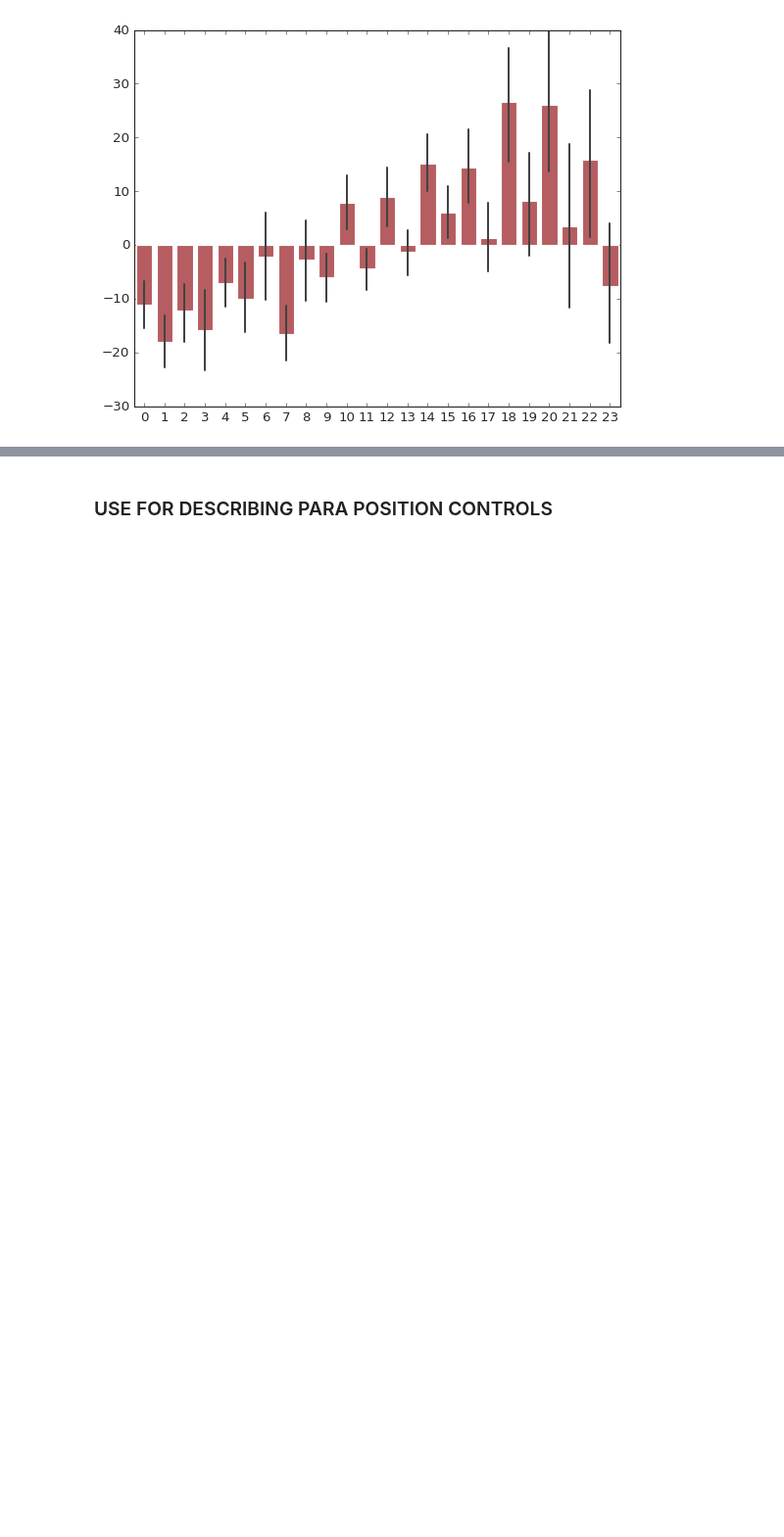
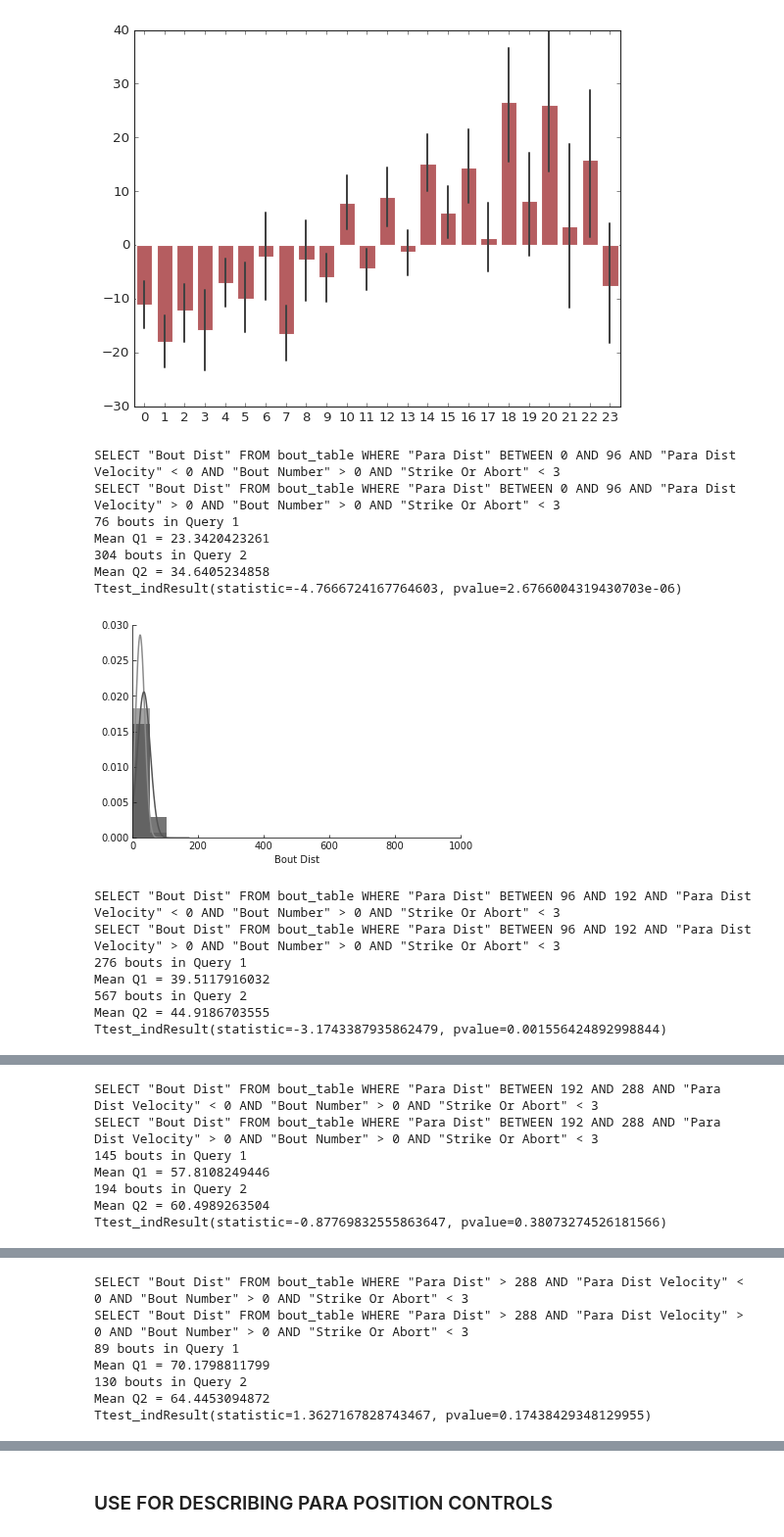
Before and after one commit to elifesciences-publications/PreycapMaster, a Jupyter notebook: BDB_Plot.ipynb, the cells around one changed output, grey strips where cells are left out. Shown at 98% size. Drawn from its saved outputs; the diff is of its cells as text; code cells hidden in the pictures; blank space fills up the shorter version.

```diff
--- a/BDB_Plot.ipynb
+++ b/BDB_Plot.ipynb
@@ -439,3 +451,58 @@ pl.savefig('bars.pdf')
 pl.show()
 # %% [output]
 [figure]
+# %%
+color = cp[7]
+lims = [0, 1000, 50]
+varb = '"Bout Dist"'
+
+
+distv0 = bdsim_raw.compare_2_queries(varb,
+        '"Para Dist" BETWEEN 0 AND 96 AND "Para Dist Velocity" < 0 AND "Bout Number" > 0 AND "Strike Or Abort" < 3',
+        '"Para Dist" BETWEEN 0 AND 96 AND "Para Dist Velocity" > 0 AND "Bout Number" > 0 AND "Strike Or Abort" < 3',
+        1, 0, color, lims)
+
+distv1 = bdsim_raw.compare_2_queries(varb,
+        '"Para Dist" BETWEEN 96 AND 192 AND "Para Dist Velocity" < 0 AND "Bout Number" > 0 AND "Strike Or Abort" < 3',
+        '"Para Dist" BETWEEN 96 AND 192 AND "Para Dist Velocity" > 0 AND "Bout Number" > 0 AND "Strike Or Abort" < 3',
+        1, 0, color, lims)
+distv2 = bdsim_raw.compare_2_queries(varb,
+        '"Para Dist" BETWEEN 192 AND 288 AND "Para Dist Velocity" < 0 AND "Bout Number" > 0 AND "Strike Or Abort" < 3',
+        '"Para Dist" BETWEEN 192 AND 288 AND "Para Dist Velocity" > 0 AND "Bout Number" > 0 AND "Strike Or Abort" < 3',
+        1, 0, color, lims)
+distv3 = bdsim_raw.compare_2_queries(varb,
+        '"Para Dist" > 288 AND "Para Dist Velocity" < 0 AND "Bout Number" > 0 AND "Strike Or Abort" < 3',
+        '"Para Dist" > 288 AND "Para Dist Velocity" > 0 AND "Bout Number" > 0 AND "Strike Or Abort" < 3',
+        1, 0, color, lims)
+# distv4 = bdsim_raw.compare_2_queries(varb,
+#         '"Para Dist" BETWEEN 382 AND 478 AND "Para Dist Velocity" < 0 AND "Bout Number" > 0 AND "Strike Or Abort" < 3',
+#         '"Para Dist" BETWEEN 382 AND 478 AND "Para Dist Velocity" > 0 AND "Bout Number" > 0 AND "Strike Or Abort" < 3',
+#         1, 0, color, lims)
+# distv5 = bdsim_raw.compare_2_queries(varb,
+#         '"Para Dist" > 478 AND "Para Dist Velocity" < 0 AND "Bout Number" > 0 AND "Strike Or Abort" < 3',
+#         '"Para Dist" > 478 AND "Para Dist Velocity" > 0 AND "Bout Number" > 0 AND "Strike Or Abort" < 3',
+#         1, 0, color, lims)
+
+
+# distv6 = bdsim_raw.compare_2_queries(varb,
+#         '"Para Dist" < -.524 AND "Para Dist Velocity" < 0 AND "Bout Number" > 0 AND "Strike Or Abort" < 3',
+#         '"Para Dist" < -.524 AND "Para Dist Velocity" > 0 AND "Bout Number" > 0 AND "Strike Or Abort" < 3',
+#         1, 0, color, lims)
+
+distv0[0].savefig('dist_2q.pdf')
+# %% [output]
+SELECT "Bout Dist" FROM bout_table WHERE "Para Dist" BETWEEN 0 AND 96 AND "Para Dist Velocity" < 0 AND "Bout Number" > 0 AND "Strike Or Abort" < 3
+SELECT "Bout Dist" FROM bout_table WHERE "Para Dist" BETWEEN 0 AND 96 AND "Para Dist Velocity" > 0 AND "Bout Number" > 0 AND "Strike Or Abort" < 3
+76 bouts in Query 1
+Mean Q1 = 23.3420423261
+304 bouts in Query 2
+Mean Q2 = 34.6405234858
+Ttest_indResult(statistic=-4.7666724167764603, pvalue=2.6766004319430703e-06)
+[figure, added]
+SELECT "Bout Dist" FROM bout_table WHERE "Para Dist" BETWEEN 96 AND 192 AND "Para Dist Velocity" < 0 AND "Bout Number" > 0 AND "Strike Or Abort" < 3
+SELECT "Bout Dist" FROM bout_table WHERE "Para Dist" BETWEEN 96 AND 192 AND "Para Dist Velocity" > 0 AND "Bout Number" > 0 AND "Strike Or Abort" < 3
+276 bouts in Query 1
+Mean Q1 = 39.5117916032
+567 bouts in Query 2
+Mean Q2 = 44.9186703555
+Ttest_indResult(statistic=-3.1743387935862479, pvalue=0.001556424892998844)
@@ -441,0 +510,7 @@ pl.show()
+SELECT "Bout Dist" FROM bout_table WHERE "Para Dist" BETWEEN 192 AND 288 AND "Para Dist Velocity" < 0 AND "Bout Number" > 0 AND "Strike Or Abort" < 3
+SELECT "Bout Dist" FROM bout_table WHERE "Para Dist" BETWEEN 192 AND 288 AND "Para Dist Velocity" > 0 AND "Bout Number" > 0 AND "Strike Or Abort" < 3
+145 bouts in Query 1
+Mean Q1 = 57.8108249446
+194 bouts in Query 2
+Mean Q2 = 60.4989263504
+Ttest_indResult(statistic=-0.87769832555863647, pvalue=0.38073274526181566)
@@ -441,0 +518,7 @@ pl.show()
+SELECT "Bout Dist" FROM bout_table WHERE "Para Dist" > 288 AND "Para Dist Velocity" < 0 AND "Bout Number" > 0 AND "Strike Or Abort" < 3
+SELECT "Bout Dist" FROM bout_table WHERE "Para Dist" > 288 AND "Para Dist Velocity" > 0 AND "Bout Number" > 0 AND "Strike Or Abort" < 3
+89 bouts in Query 1
+Mean Q1 = 70.1798811799
+130 bouts in Query 2
+Mean Q2 = 64.4453094872
+Ttest_indResult(statistic=1.3627167828743467, pvalue=0.17438429348129955)
```
Also changed, not shown: parts of 8 cells of this notebook, 6 other files.
